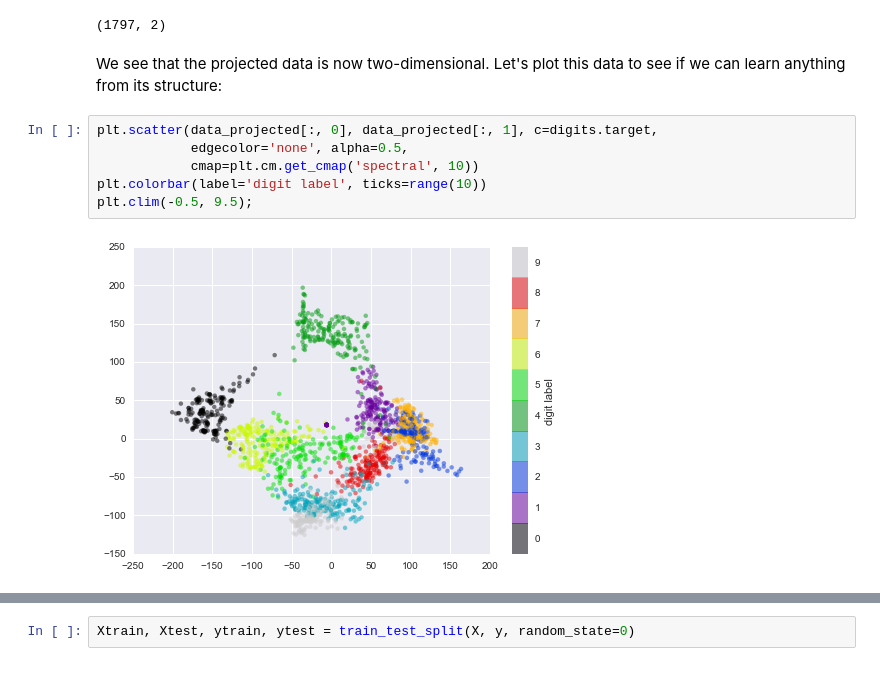
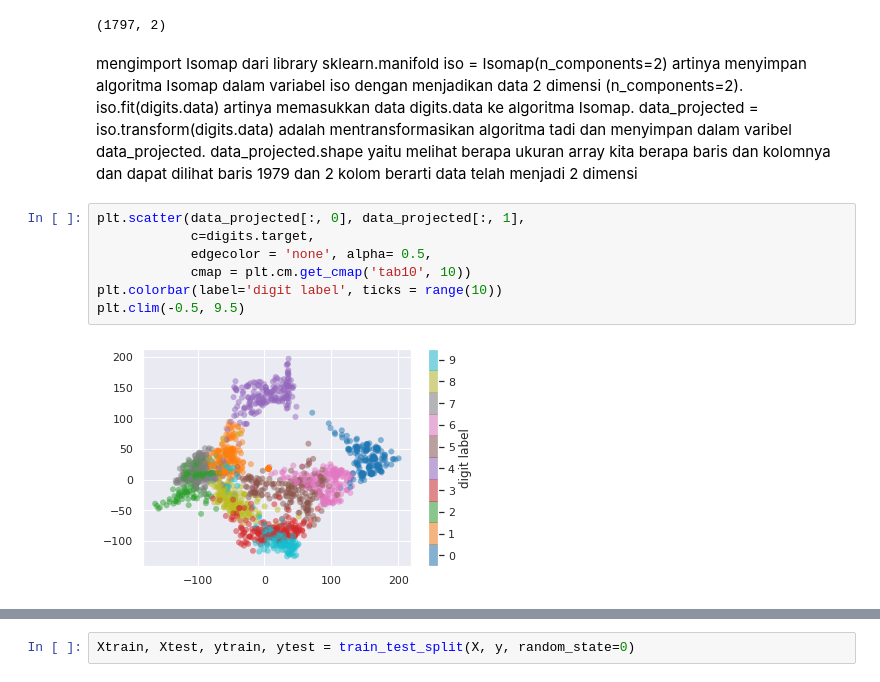
Before and after one commit to ringgoagsya/latihan_python, a Jupyter notebook: Scikit_Learn_23April.ipynb, the cells around one changed output, grey strips where cells are left out. Drawn from its saved outputs; the diff is of its cells as text.

```diff
--- a/Scikit_Learn_23April.ipynb
+++ b/Scikit_Learn_23April.ipynb
@@ -387,14 +386,18 @@ data_projected = iso.transform(digits.data)
 data_projected.shape
 # %% [output]
 (1797, 2)
-# %% [markdown]
-We see that the projected data is now two-dimensional.
-Let's plot this data to see if we can learn anything from its structure:
+# %% [markdown]
+mengimport Isomap dari library sklearn.manifold
+iso = Isomap(n_components=2) artinya menyimpan algoritma Isomap dalam variabel iso dengan menjadikan data 2 dimensi (n_components=2).
+iso.fit(digits.data) artinya memasukkan data digits.data ke algoritma Isomap.
+data_projected = iso.transform(digits.data) adalah mentransformasikan algoritma tadi dan menyimpan dalam varibel data_projected.
+data_projected.shape yaitu melihat berapa ukuran array kita berapa baris dan kolomnya dan dapat dilihat baris 1979 dan 2 kolom berarti data telah menjadi 2 dimensi
 # %%
-plt.scatter(data_projected[:, 0], data_projected[:, 1], c=digits.target,
-            edgecolor='none', alpha=0.5,
-            cmap=plt.cm.get_cmap('spectral', 10))
-plt.colorbar(label='digit label', ticks=range(10))
-plt.clim(-0.5, 9.5);
+plt.scatter(data_projected[:, 0], data_projected[:, 1],
+            c=digits.target,
+            edgecolor = 'none', alpha= 0.5,
+            cmap = plt.cm.get_cmap('tab10', 10))
+plt.colorbar(label='digit label', ticks = range(10))
+plt.clim(-0.5, 9.5)
 # %% [output]
-[figure, old version]
+[figure, new version]
```
Also changed, not shown: parts of 148 cells of this notebook.
